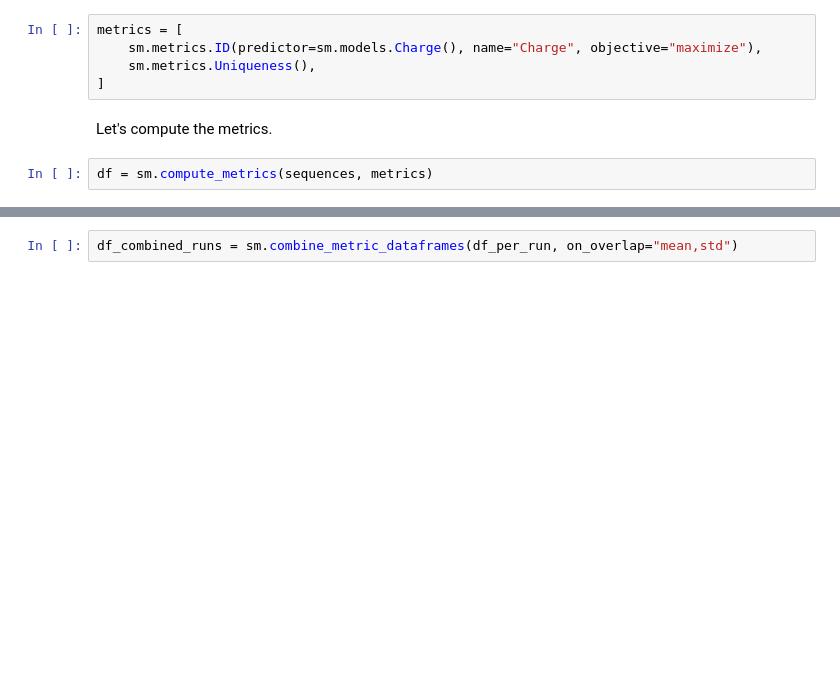
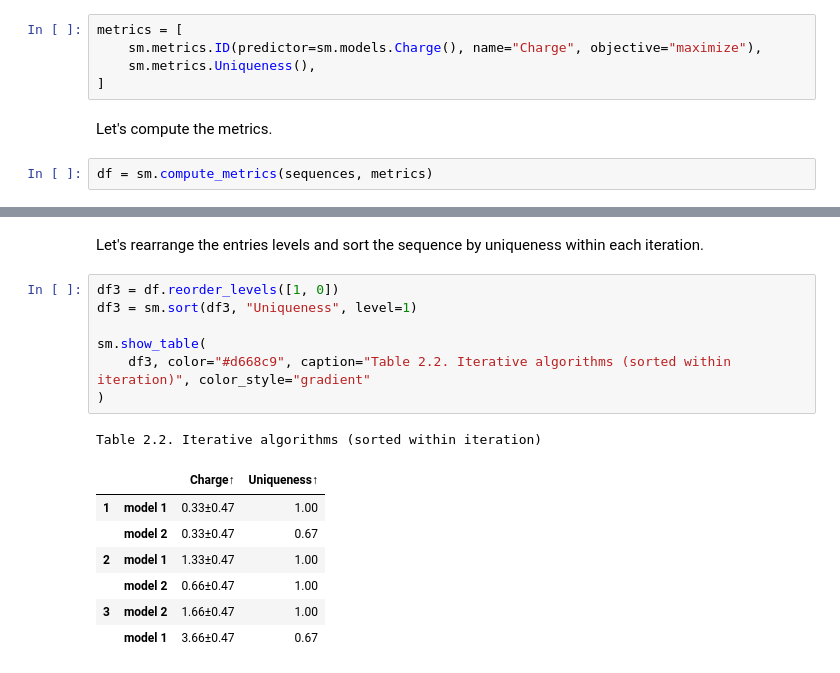
Before and after one commit to szczurek-lab/seqme, a Jupyter notebook: docs/tutorials/time_series.ipynb, the cells around one changed output, grey strips where cells are left out. Drawn from its saved outputs; the diff is of its cells as text; blank space fills up the shorter version.

```diff
--- a/docs/tutorials/time_series.ipynb
+++ b/docs/tutorials/time_series.ipynb
@@ -92,2 +77,18 @@ Let's create a metric dataframe combining the metric dataframe of each run.
-# %%
-df_combined_runs = sm.combine_metric_dataframes(df_per_run, on_overlap="mean,std")
+# %% [markdown]
+Let's rearrange the entries levels and sort the sequence by uniqueness within each iteration.
+# %%
+df3 = df.reorder_levels([1, 0])
+df3 = sm.sort(df3, "Uniqueness", level=1)
+
+sm.show_table(
+    df3, color="#d668c9", caption="Table 2.2. Iterative algorithms (sorted within iteration)", color_style="gradient"
+)
+# %% [output]
+Table 2.2. Iterative algorithms (sorted within iteration)
+|  |  | Charge↑ | Uniqueness↑ |
+| 1 | model 1 | 0.33±0.47 | 1.00 |
+|  | model 2 | 0.33±0.47 | 0.67 |
+| 2 | model 1 | 1.33±0.47 | 1.00 |
+|  | model 2 | 0.66±0.47 | 1.00 |
+| 3 | model 2 | 1.66±0.47 | 1.00 |
+|  | model 1 | 3.66±0.47 | 0.67 |
```
Also changed, not shown: parts of 25 cells of this notebook, 6 other files.
